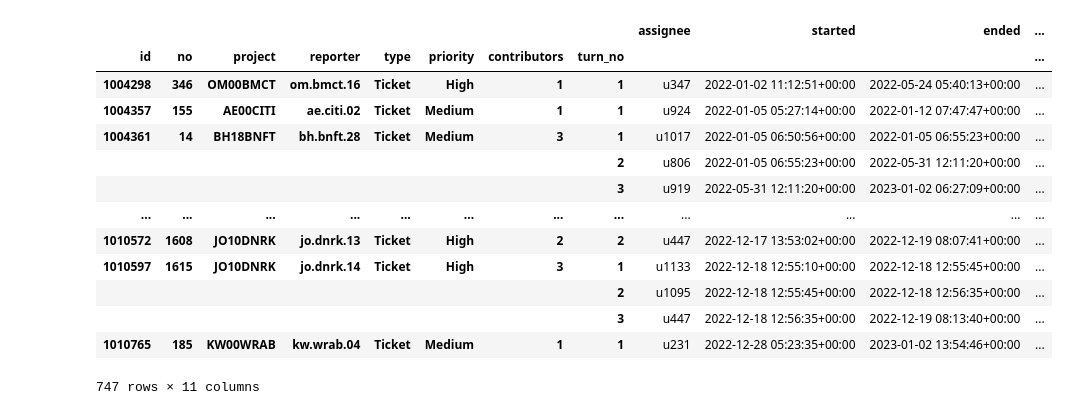
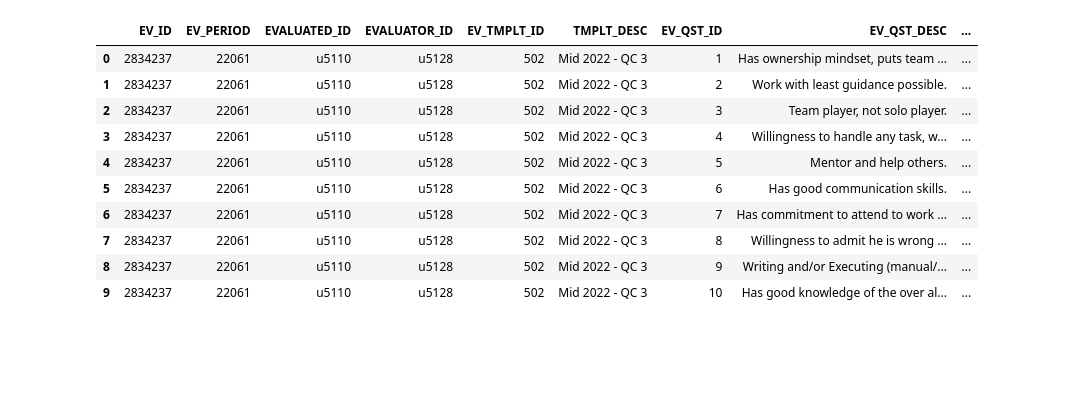
Before and after one commit to mohammadabdellatif/toward-performance-appraisal-automation-thesis, a Jupyter notebook: Untitled.ipynb, the cells around one changed output. Cells and saved outputs as stored; diff of their text form; code cells hidden in the pictures; blank space fills up the shorter version.

```diff
--- a/Untitled.ipynb
+++ b/Untitled.ipynb
@@ -1,25 +1,21 @@
 # %%
 import pandas as pd
 import math as m
+import numpy as np
+template_name = 'End of year 2022 - Support'
+question_id = 16
 
-df = pd.read_excel('./temp_data/issues_snapshot_sample.xlsx',
-                   index_col=[i for i in range(0, 8)],
-                   usecols=[i for i in range(0, 19)])
-# index_col=['id','no','project','reporter','type','priority','contributors'])
-indexes_cols = df.index.names
-df
+df = pd.read_csv('../report.csv',encoding='cp1256')
+df.head(10)
 # %% [output]
-|  |  |  |  |  |  |  |  | assignee | started | ended | ... |
-| id | no | project | reporter | type | priority | contributors | turn_no |  |  |  | ... |
-| 1004298 | 346 | OM00BMCT | om.bmct.16 | Ticket | High | 1 | 1 | u347 | 2022-01-02 11:12:51+00:00 | 2022-05-24 05:40:13+00:00 | ... |
-| 1004357 | 155 | AE00CITI | ae.citi.02 | Ticket | Medium | 1 | 1 | u924 | 2022-01-05 05:27:14+00:00 | 2022-01-12 07:47:47+00:00 | ... |
-| 1004361 | 14 | BH18BNFT | bh.bnft.28 | Ticket | Medium | 3 | 1 | u1017 | 2022-01-05 06:50:56+00:00 | 2022-01-05 06:55:23+00:00 | ... |
-|  |  |  |  |  |  |  | 2 | u806 | 2022-01-05 06:55:23+00:00 | 2022-05-31 12:11:20+00:00 | ... |
-|  |  |  |  |  |  |  | 3 | u919 | 2022-05-31 12:11:20+00:00 | 2023-01-02 06:27:09+00:00 | ... |
-| ... | ... | ... | ... | ... | ... | ... | ... | ... | ... | ... | ... |
-| 1010572 | 1608 | JO10DNRK | jo.dnrk.13 | Ticket | High | 2 | 2 | u447 | 2022-12-17 13:53:02+00:00 | 2022-12-19 08:07:41+00:00 | ... |
-| 1010597 | 1615 | JO10DNRK | jo.dnrk.14 | Ticket | High | 3 | 1 | u1133 | 2022-12-18 12:55:10+00:00 | 2022-12-18 12:55:45+00:00 | ... |
-|  |  |  |  |  |  |  | 2 | u1095 | 2022-12-18 12:55:45+00:00 | 2022-12-18 12:56:35+00:00 | ... |
-|  |  |  |  |  |  |  | 3 | u447 | 2022-12-18 12:56:35+00:00 | 2022-12-19 08:13:40+00:00 | ... |
-| 1010765 | 185 | KW00WRAB | kw.wrab.04 | Ticket | Medium | 1 | 1 | u231 | 2022-12-28 05:23:35+00:00 | 2023-01-02 13:54:46+00:00 | ... |
+|  | EV_ID | EV_PERIOD | EVALUATED_ID | EVALUATOR_ID | EV_TMPLT_ID | TMPLT_DESC | EV_QST_ID | EV_QST_DESC | ... |
+| 0 | 2834237 | 22061 | u5110 | u5128 | 502 | Mid 2022 - QC 3 | 1 | Has ownership mindset, puts team ... | ... |
+| 1 | 2834237 | 22061 | u5110 | u5128 | 502 | Mid 2022 - QC 3 | 2 | Work with least guidance possible. | ... |
+| 2 | 2834237 | 22061 | u5110 | u5128 | 502 | Mid 2022 - QC 3 | 3 | Team player, not solo player. | ... |
+| 3 | 2834237 | 22061 | u5110 | u5128 | 502 | Mid 2022 - QC 3 | 4 | Willingness to handle any task, w... | ... |
+| 4 | 2834237 | 22061 | u5110 | u5128 | 502 | Mid 2022 - QC 3 | 5 | Mentor and help others. | ... |
+| 5 | 2834237 | 22061 | u5110 | u5128 | 502 | Mid 2022 - QC 3 | 6 | Has good communication skills. | ... |
+| 6 | 2834237 | 22061 | u5110 | u5128 | 502 | Mid 2022 - QC 3 | 7 | Has commitment to attend to work ... | ... |
+| 7 | 2834237 | 22061 | u5110 | u5128 | 502 | Mid 2022 - QC 3 | 8 | Willingness to admit he is wrong ... | ... |
+| 8 | 2834237 | 22061 | u5110 | u5128 | 502 | Mid 2022 - QC 3 | 9 | Writing and/or Executing (manual/... | ... |
+| 9 | 2834237 | 22061 | u5110 | u5128 | 502 | Mid 2022 - QC 3 | 10 | Has good knowledge of the over al... | ... |
-747 rows × 11 columns
```
Also changed, not shown: parts of 6 cells of this notebook, 2 other files.
